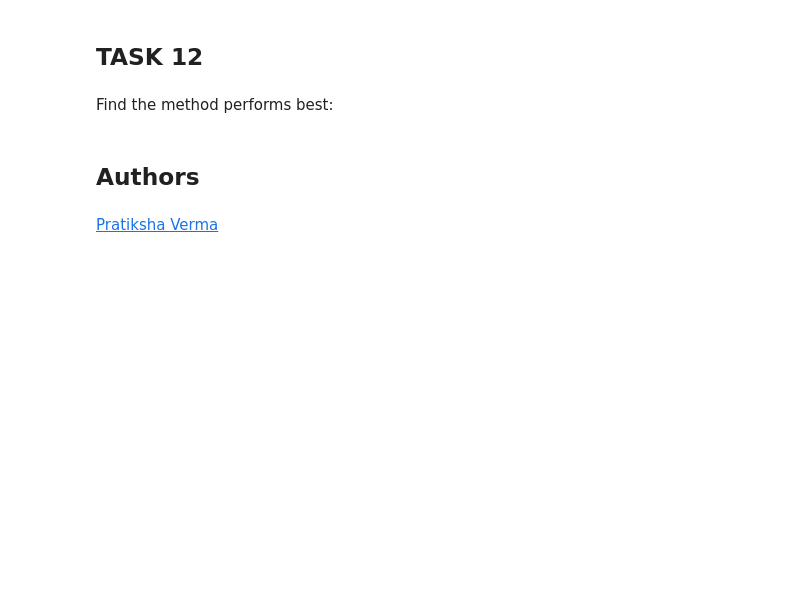
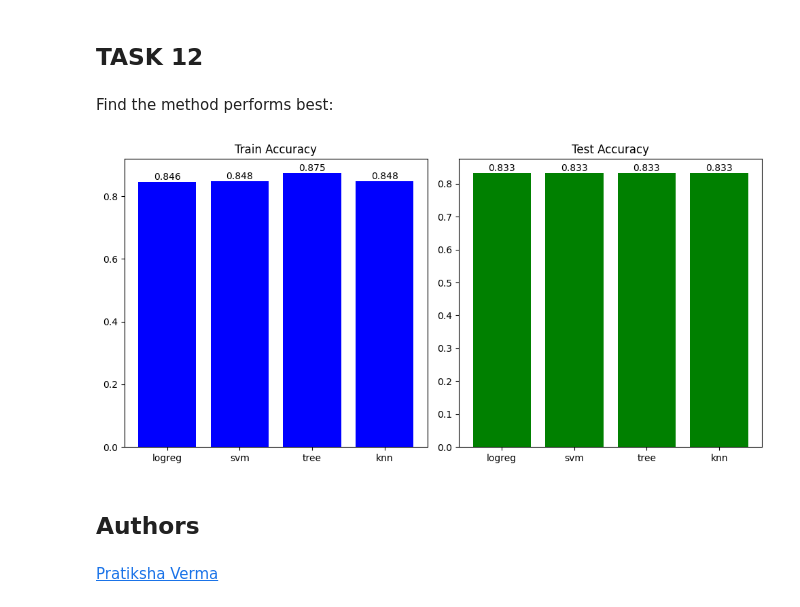
Before and after one commit to OsaTaku/IBM-Data-Science-Professional-Certificate, a Jupyter notebook: Chapter10/Module5/SpaceX_Machine Learning Prediction_Part_5.ipynb, the cells around one changed output. Saved outputs shown, nothing was run; the diff lists cells and outputs as text; code cells hidden in the pictures; blank space fills up the shorter version.

```diff
--- a/Chapter10/Module5/SpaceX_Machine Learning Prediction_Part_5.ipynb
+++ b/Chapter10/Module5/SpaceX_Machine Learning Prediction_Part_5.ipynb
@@ -356,4 +356,42 @@ plot_confusion_matrix(Y_test,yhat)
 ## TASK  12
 # %% [markdown]
 Find the method performs best:
+# %%
+log_train = logreg_cv.best_score_
+svm_train = svm_cv.best_score_
+tree_train = tree_cv.best_score_
+knn_train = knn_cv.best_score_
+
+log_test = logreg_cv.score(X_test, Y_test)
+svm_test = svm_cv.score(X_test, Y_test)
+tree_test = tree_cv.score(X_test, Y_test)
+knn_test = knn_cv.score(X_test, Y_test)
+
+dic = {'name':['logreg', 'svm', 'tree', 'knn'],
+       'train_acc':[log_train, svm_train, tree_train, knn_train],
+       'test_acc':[log_test, svm_test, tree_test, knn_test]}
+
+df = pd.DataFrame(dic)
+
+fig, (ax1, ax2) = plt.subplots(1, 2, figsize=(10, 5))
+
+bars1 = ax1.bar(df['name'], df['train_acc'], color='blue')
+ax1.set_title('Train Accuracy')
+
+bars2 = ax2.bar(df['name'], df['test_acc'], color='green')
+ax2.set_title('Test Accuracy')
+
+for bar in bars1:
+    yval = bar.get_height()
+    ax1.text(bar.get_x() + bar.get_width()/2, yval, f"{yval:.3f}", ha='center', va='bottom')
+
+for bar in bars2:
+    yval = bar.get_height()
+    ax2.text(bar.get_x() + bar.get_width()/2, yval, f"{yval:.3f}", ha='center', va='bottom')
+
+plt.tight_layout()
+
+plt.show()
+# %% [output]
+[figure, added]
 # %%
```
Also changed, not shown: parts of 5 cells of this notebook.
